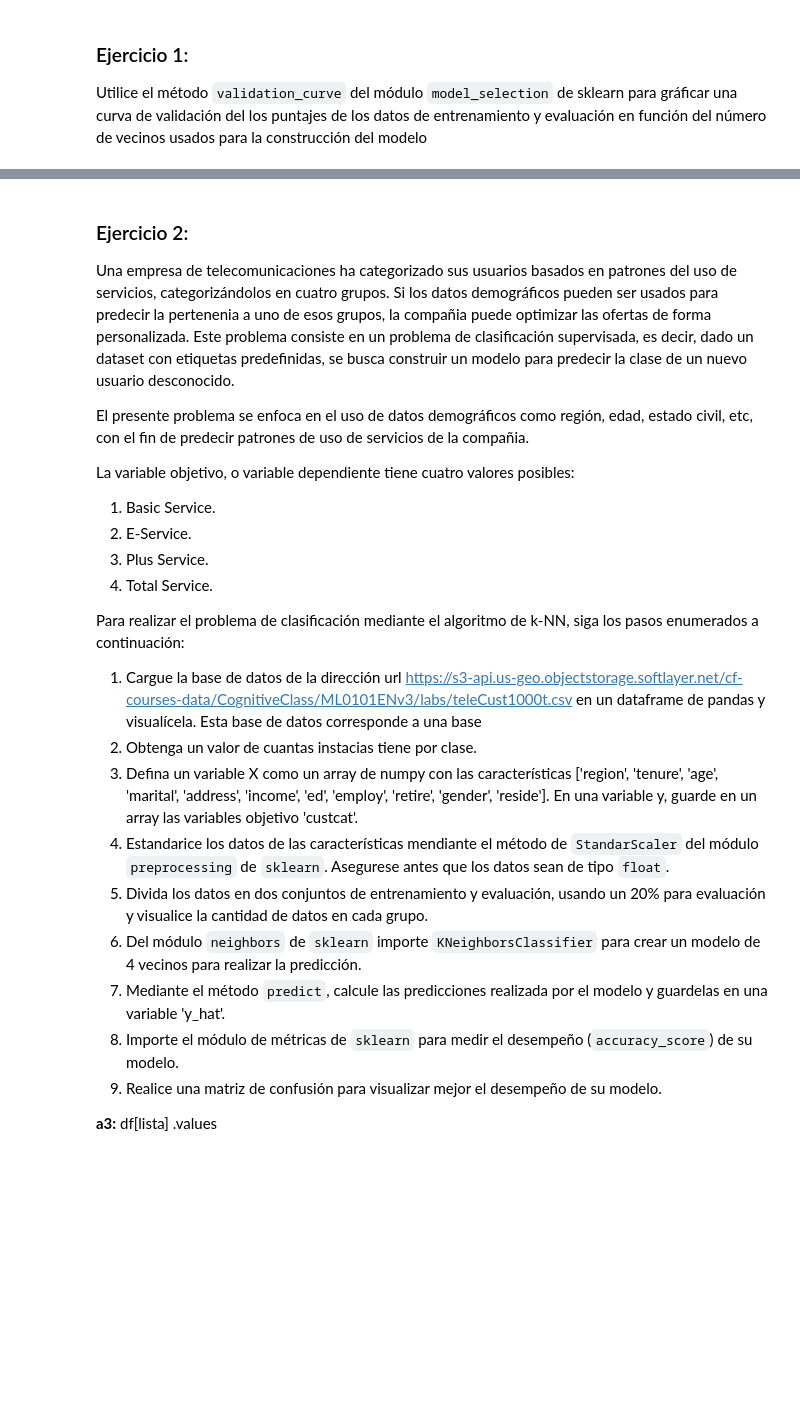
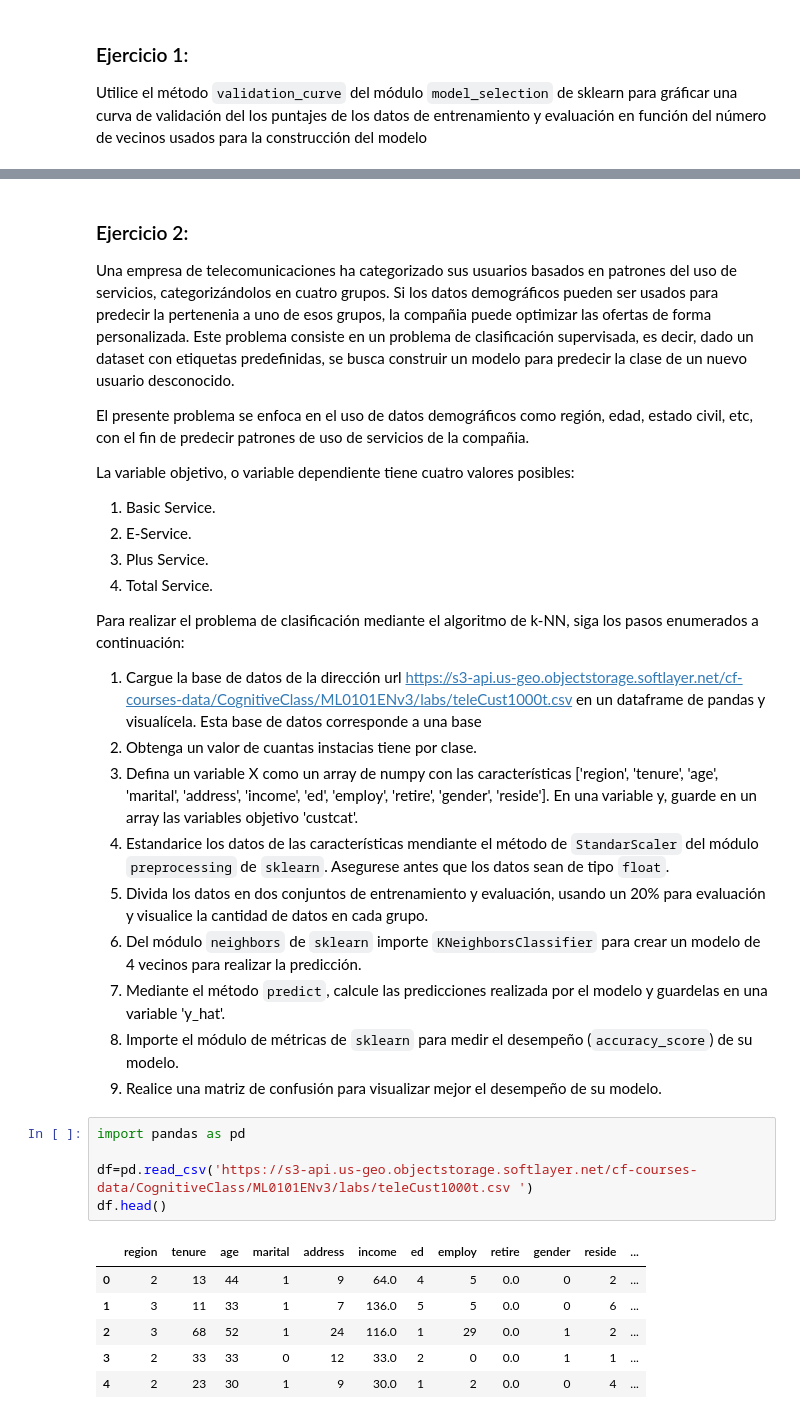
Before and after one commit to darioblandon/Curso1, a Jupyter notebook: S8/S8.ipynb, the cells around one changed output, grey strips where cells are left out. Saved outputs shown, nothing was run; the diff lists cells and outputs as text; blank space fills up the shorter version.

```diff
--- a/S8/S8.ipynb
+++ b/S8/S8.ipynb
@@ -565,5 +587,15 @@ Para realizar el problema de clasificación mediante el algoritmo de k-NN, siga
 7. Mediante el método `predict`, calcule las predicciones realizada por el modelo y guardelas en una variable 'y_hat'.
 8. Importe el módulo de métricas de `sklearn` para medir el desempeño (`accuracy_score`) de su modelo.
 9. Realice una matriz de confusión para visualizar mejor el desempeño de su modelo.
-
-**a3:** df[lista] .values
+# %%
+import pandas as pd
+
+df=pd.read_csv('https://s3-api.us-geo.objectstorage.softlayer.net/cf-courses-data/CognitiveClass/ML0101ENv3/labs/teleCust1000t.csv ')
+df.head()
+# %% [output]
+|  | region | tenure | age | marital | address | income | ed | employ | retire | gender | reside | ... |
+| 0 | 2 | 13 | 44 | 1 | 9 | 64.0 | 4 | 5 | 0.0 | 0 | 2 | ... |
+| 1 | 3 | 11 | 33 | 1 | 7 | 136.0 | 5 | 5 | 0.0 | 0 | 6 | ... |
+| 2 | 3 | 68 | 52 | 1 | 24 | 116.0 | 1 | 29 | 0.0 | 1 | 2 | ... |
+| 3 | 2 | 33 | 33 | 0 | 12 | 33.0 | 2 | 0 | 0.0 | 1 | 1 | ... |
+| 4 | 2 | 23 | 30 | 1 | 9 | 30.0 | 1 | 2 | 0.0 | 0 | 4 | ... |
```
Also changed, not shown: parts of 15 cells of this notebook.
